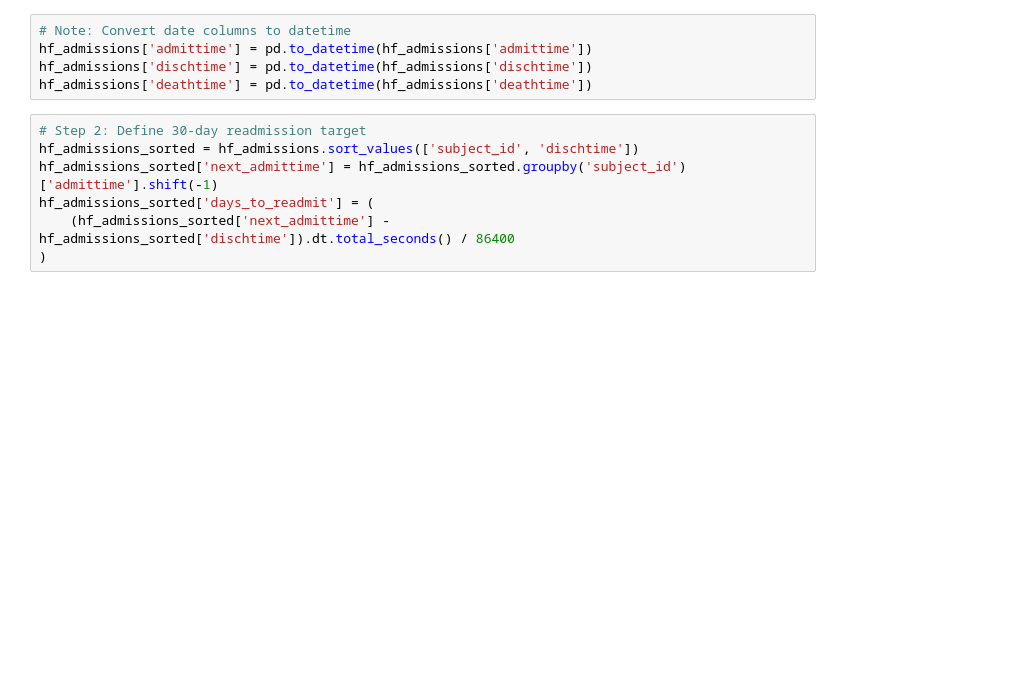
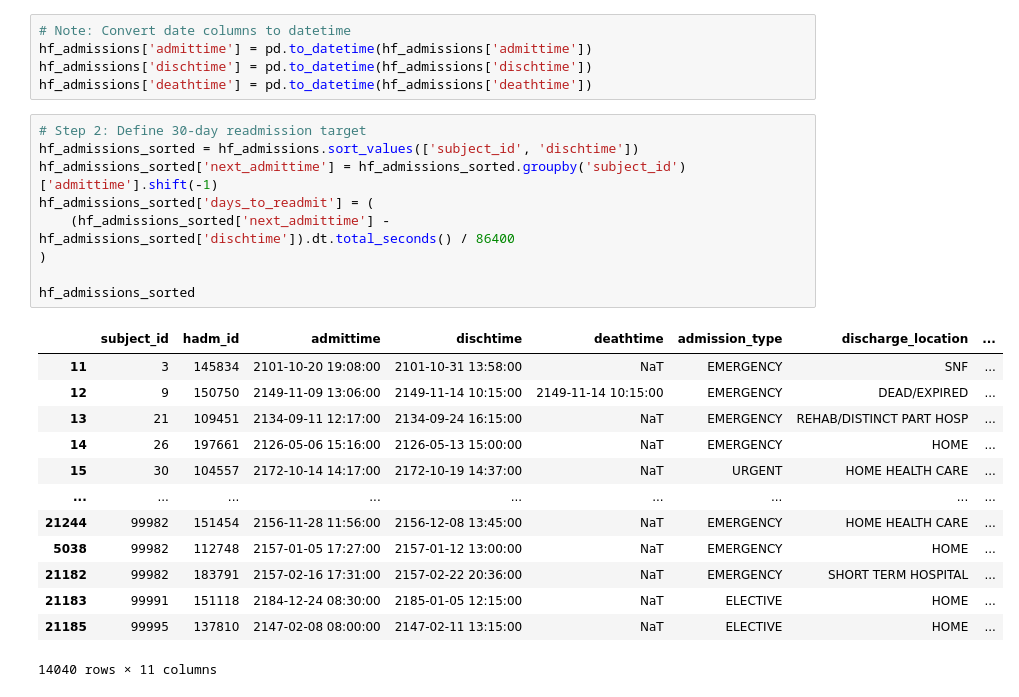
Before and after one commit to Adi-Ida404/hf-readmission, a Jupyter notebook: processed/eda.ipynb, the cells around one changed output. Saved outputs shown, nothing was run; the diff lists cells and outputs as text; blank space fills up the shorter version.

```diff
--- a/processed/eda.ipynb
+++ b/processed/eda.ipynb
@@ -223,10 +74,26 @@ hf_admissions['deathtime'] = pd.to_datetime(hf_admissions['deathtime'])
 # %%
 # Step 2: Define 30-day readmission target
 hf_admissions_sorted = hf_admissions.sort_values(['subject_id', 'dischtime'])
 hf_admissions_sorted['next_admittime'] = hf_admissions_sorted.groupby('subject_id')['admittime'].shift(-1)
 hf_admissions_sorted['days_to_readmit'] = (
     (hf_admissions_sorted['next_admittime'] - hf_admissions_sorted['dischtime']).dt.total_seconds() / 86400
 )
+
+hf_admissions_sorted
+# %% [output]
+|  | subject_id | hadm_id | admittime | dischtime | deathtime | admission_type | discharge_location | ... |
+| 11 | 3 | 145834 | 2101-10-20 19:08:00 | 2101-10-31 13:58:00 | NaT | EMERGENCY | SNF | ... |
+| 12 | 9 | 150750 | 2149-11-09 13:06:00 | 2149-11-14 10:15:00 | 2149-11-14 10:15:00 | EMERGENCY | DEAD/EXPIRED | ... |
+| 13 | 21 | 109451 | 2134-09-11 12:17:00 | 2134-09-24 16:15:00 | NaT | EMERGENCY | REHAB/DISTINCT PART HOSP | ... |
+| 14 | 26 | 197661 | 2126-05-06 15:16:00 | 2126-05-13 15:00:00 | NaT | EMERGENCY | HOME | ... |
+| 15 | 30 | 104557 | 2172-10-14 14:17:00 | 2172-10-19 14:37:00 | NaT | URGENT | HOME HEALTH CARE | ... |
+| ... | ... | ... | ... | ... | ... | ... | ... | ... |
+| 21244 | 99982 | 151454 | 2156-11-28 11:56:00 | 2156-12-08 13:45:00 | NaT | EMERGENCY | HOME HEALTH CARE | ... |
+| 5038 | 99982 | 112748 | 2157-01-05 17:27:00 | 2157-01-12 13:00:00 | NaT | EMERGENCY | HOME | ... |
+| 21182 | 99982 | 183791 | 2157-02-16 17:31:00 | 2157-02-22 20:36:00 | NaT | EMERGENCY | SHORT TERM HOSPITAL | ... |
+| 21183 | 99991 | 151118 | 2184-12-24 08:30:00 | 2185-01-05 12:15:00 | NaT | ELECTIVE | HOME | ... |
+| 21185 | 99995 | 137810 | 2147-02-08 08:00:00 | 2147-02-11 13:15:00 | NaT | ELECTIVE | HOME | ... |
+14040 rows × 11 columns
 # %%
 # Target: 1 if readmitted in ≤30 days (exclude deaths/transfers)
 hf_admissions_sorted['readmit_30'] = (
```
Also changed, not shown: parts of 42 cells of this notebook.
